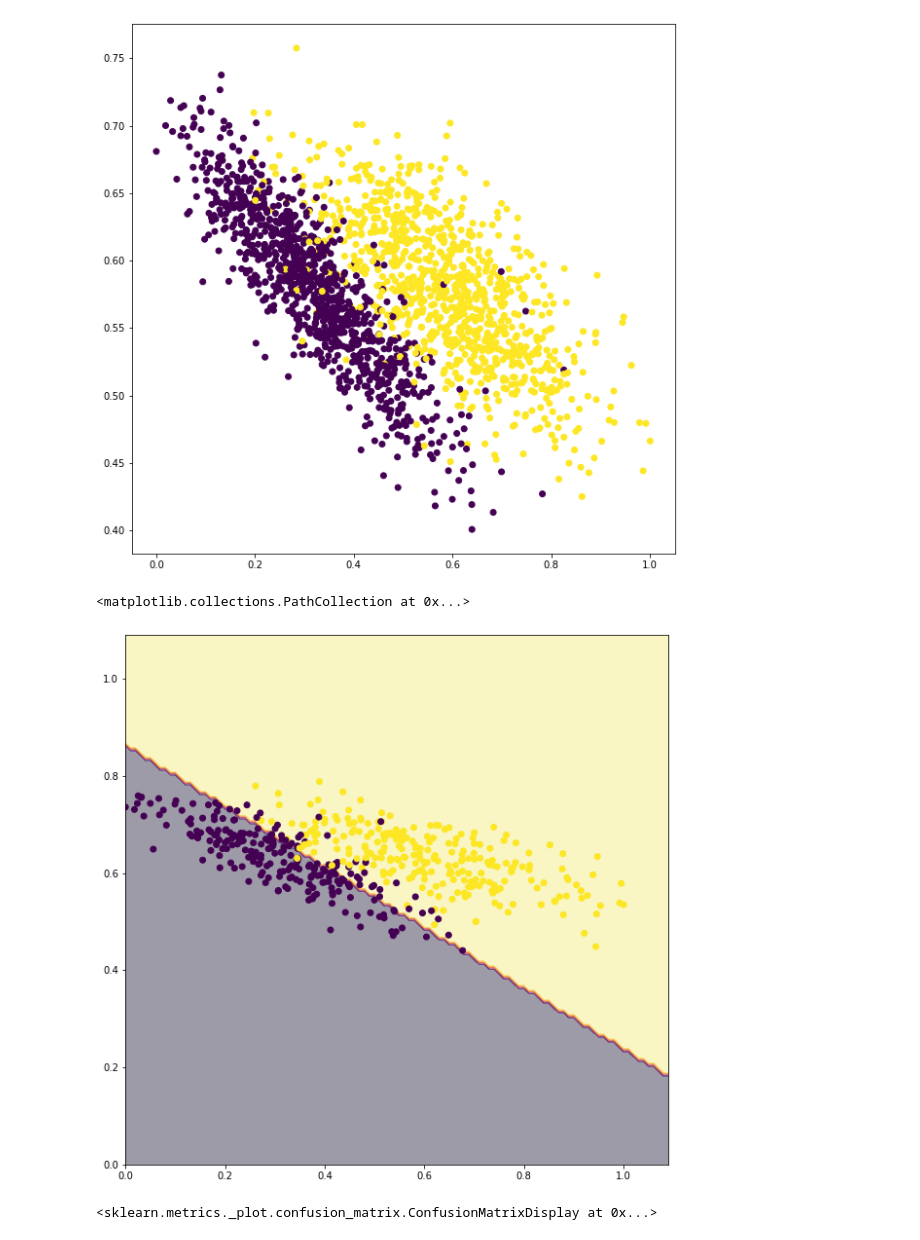
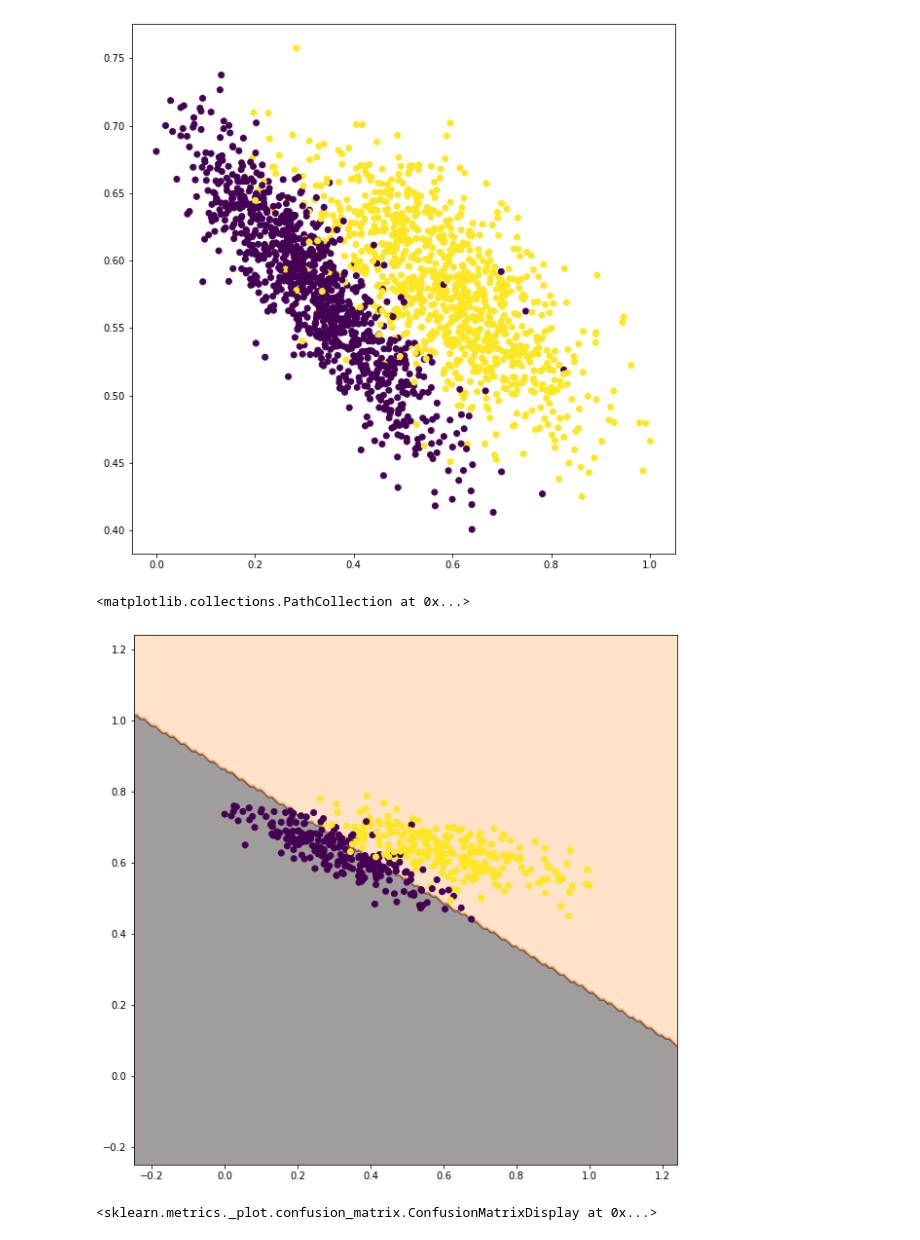
Before and after one commit to jakub-kowalik/PUM, a Jupyter notebook: lab2/lab2.ipynb, the cells around one changed output. Cells and saved outputs as stored; diff of their text form; code cells hidden in the pictures.

```diff
--- a/lab2/lab2.ipynb
+++ b/lab2/lab2.ipynb
@@ -16,6 +16,8 @@ from sklearn.metrics import confusion_matrix, accuracy_score, ConfusionMatrixDis
 
 import matplotlib.pyplot as plt
 
+import pandas as pd
+
 
 def calculate_ridge(X_param, y_param, k):
     return np.linalg.pinv((X_param.T @ X_param) + (k * np.identity(len(X_param.T)))) @ (X_param.T @ y_param) * 2
@@ -27,7 +29,7 @@ def my_normalize(matrix):
 
 def f_wielomian(w, x):
     x = np.c_[np.ones((x.shape[0], 1)), x]
-    y = np.sum(x @ w, axis=1)
+    y = x @ w
     return y
 
 
@@ -53,13 +55,11 @@ X, y = datasets.make_classification(n_features=2, random_state=seed, n_redundant
 
 X_train, X_test, y_train, y_test = train_test_split(X, y, train_size=train_split, test_size=test_split, random_state=seed)
 
-xx, yy = np.meshgrid(np.arange(0, 1.1, 0.01),
-                       np.arange(0, 1.1, 0.01))
+xx, yy = np.meshgrid(np.arange(-0.25, 1.25, 0.01),
+                       np.arange(-0.25, 1.25, 0.01))
 #
 X_train = my_normalize(X_train)
-y_train = my_normalize(y_train)
 X_test = my_normalize(X_test)
-y_test = my_normalize(y_test)
 
 y_test[y_test == 0] = -1
 y_train[y_train == 0] = -1
@@ -115,10 +104,10 @@ y_predicted = y_predicted.reshape(xx.shape)
 # %%
 plt.figure(figsize=(10,10))
-plt.contourf(xx, yy, y_predicted, alpha=0.4, cmap='inferno')
+plt.contourf(xx, yy, y_predicted, alpha=0.4, cmap='copper')
 plt.scatter(X_test[:, 0], X_test[:, 1], c=y_test)
 # %% [output]
 <matplotlib.collections.PathCollection at 0x...>
-[figure, old version]
+[figure, new version]
 # %%
 values = f_wielomian(my_ridge, X_test)
 values = label_data(values, 0)
```
Also changed, not shown: parts of 24 cells of this notebook, 1 other file.
